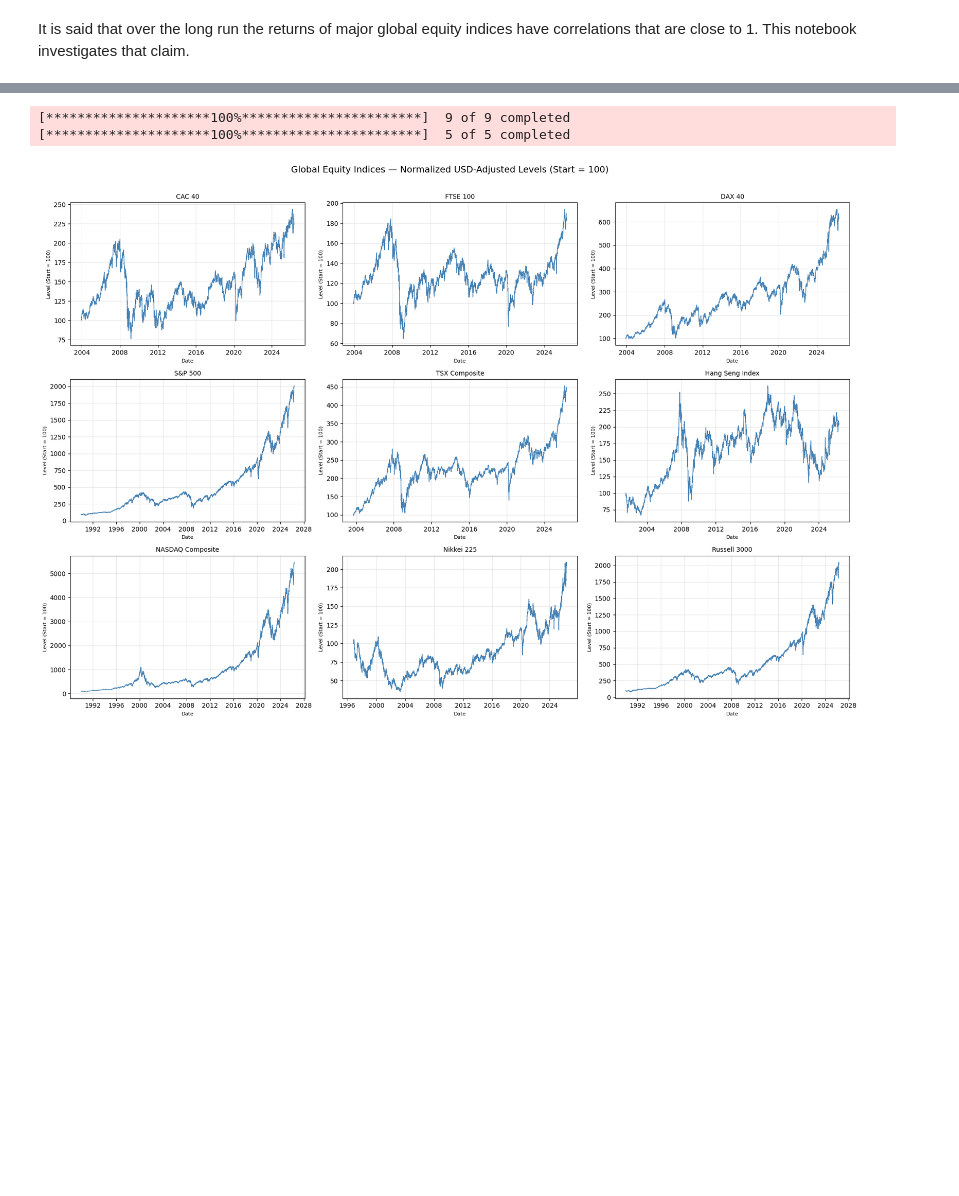
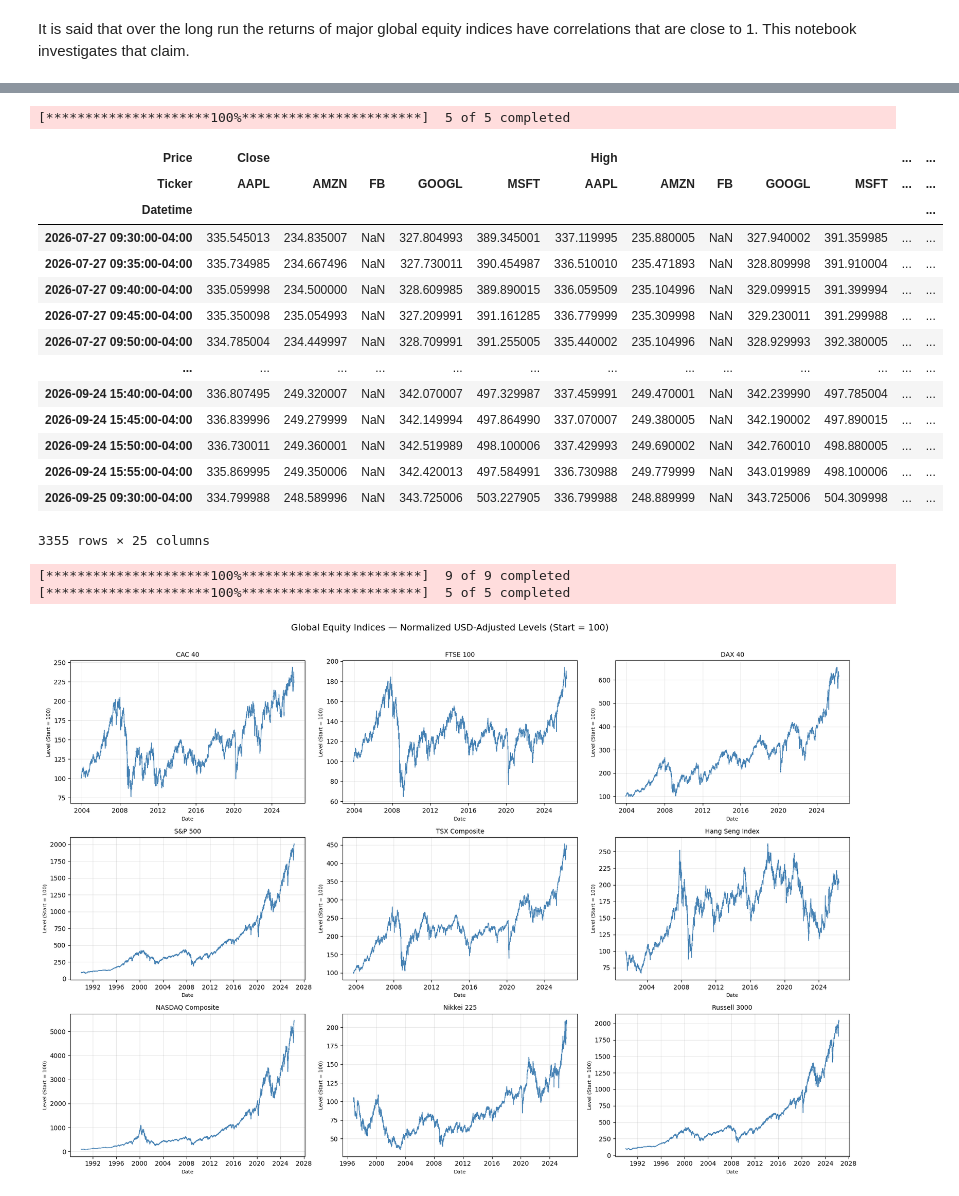
Before and after one commit to brwilso92/stabile_blog, a Jupyter notebook: long_run_corr_global_equity/global_equity_corr.ipynb, the cells around one changed output, grey strips where cells are left out. Cells and saved outputs as stored; diff of their text form; code cells hidden in the pictures; blank space fills up the shorter version.

```diff
--- a/long_run_corr_global_equity/global_equity_corr.ipynb
+++ b/long_run_corr_global_equity/global_equity_corr.ipynb
@@ -10,3 +9,28 @@ Error:
+# %%
+start = dt.datetime(2000, 1, 1)
+end = dt.datetime.now()
+tickers = ["AAPL", "MSFT", "GOOGL", "AMZN", "FB"]
+data = yf.download(tickers, threads=True, interval="5m", period="max")
+# %% [output]
+[*********************100%***********************]  5 of 5 completed
+# %%
+data
+# %% [output]
+| Price | Close |  |  |  |  | High |  |  |  |  | ... | ... |
+| Ticker | AAPL | AMZN | FB | GOOGL | MSFT | AAPL | AMZN | FB | GOOGL | MSFT | ... | ... |
+| Datetime |  |  |  |  |  |  |  |  |  |  |  | ... |
+| 2026-07-27 09:30:00-04:00 | 335.545013 | 234.835007 | NaN | 327.804993 | 389.345001 | 337.119995 | 235.880005 | NaN | 327.940002 | 391.359985 | ... | ... |
+| 2026-07-27 09:35:00-04:00 | 335.734985 | 234.667496 | NaN | 327.730011 | 390.454987 | 336.510010 | 235.471893 | NaN | 328.809998 | 391.910004 | ... | ... |
+| 2026-07-27 09:40:00-04:00 | 335.059998 | 234.500000 | NaN | 328.609985 | 389.890015 | 336.059509 | 235.104996 | NaN | 329.099915 | 391.399994 | ... | ... |
+| 2026-07-27 09:45:00-04:00 | 335.350098 | 235.054993 | NaN | 327.209991 | 391.161285 | 336.779999 | 235.309998 | NaN | 329.230011 | 391.299988 | ... | ... |
+| 2026-07-27 09:50:00-04:00 | 334.785004 | 234.449997 | NaN | 328.709991 | 391.255005 | 335.440002 | 235.104996 | NaN | 328.929993 | 392.380005 | ... | ... |
+| ... | ... | ... | ... | ... | ... | ... | ... | ... | ... | ... | ... | ... |
+| 2026-09-24 15:40:00-04:00 | 336.807495 | 249.320007 | NaN | 342.070007 | 497.329987 | 337.459991 | 249.470001 | NaN | 342.239990 | 497.785004 | ... | ... |
+| 2026-09-24 15:45:00-04:00 | 336.839996 | 249.279999 | NaN | 342.149994 | 497.864990 | 337.070007 | 249.380005 | NaN | 342.190002 | 497.890015 | ... | ... |
+| 2026-09-24 15:50:00-04:00 | 336.730011 | 249.360001 | NaN | 342.519989 | 498.100006 | 337.429993 | 249.690002 | NaN | 342.760010 | 498.880005 | ... | ... |
+| 2026-09-24 15:55:00-04:00 | 335.869995 | 249.350006 | NaN | 342.420013 | 497.584991 | 336.730988 | 249.779999 | NaN | 343.019989 | 498.100006 | ... | ... |
+| 2026-09-25 09:30:00-04:00 | 334.799988 | 248.589996 | NaN | 343.725006 | 503.227905 | 336.799988 | 248.889999 | NaN | 343.725006 | 504.309998 | ... | ... |
+3355 rows × 25 columns
 # %%
 global_equity_indices = {
     "S&P 500": "^GSPC",
```
Also changed, not shown: parts of 1 cell of this notebook, 1 other file.
